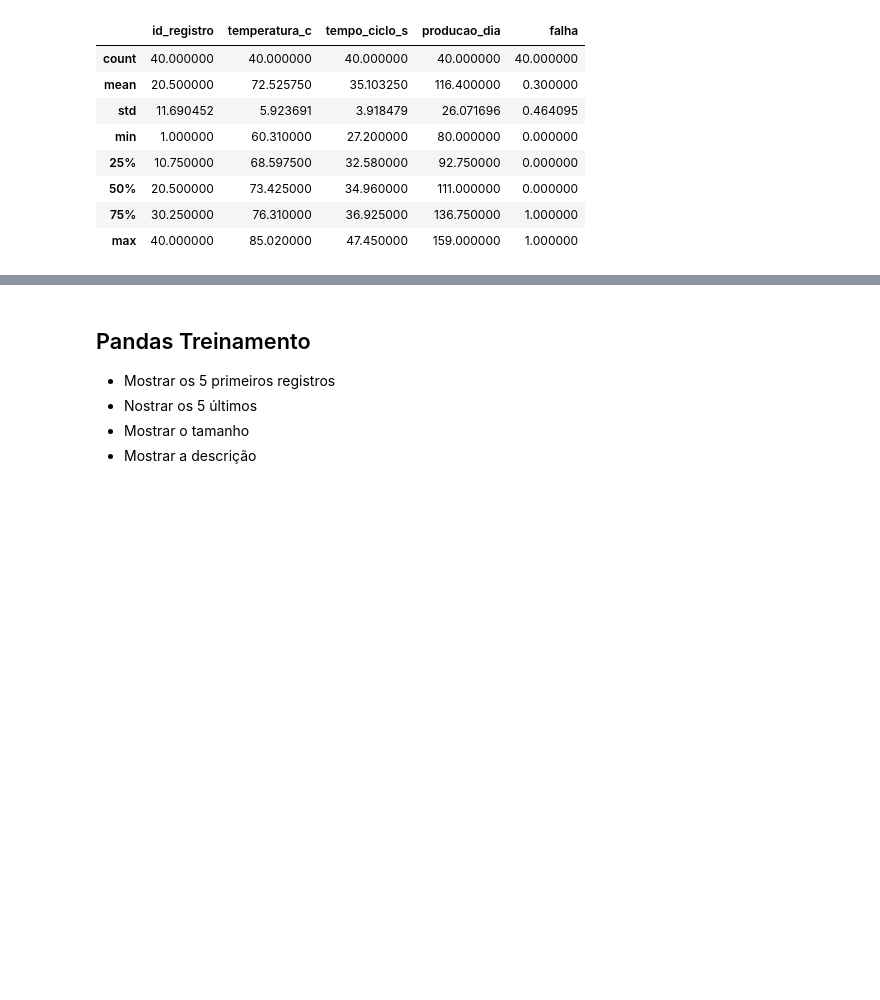
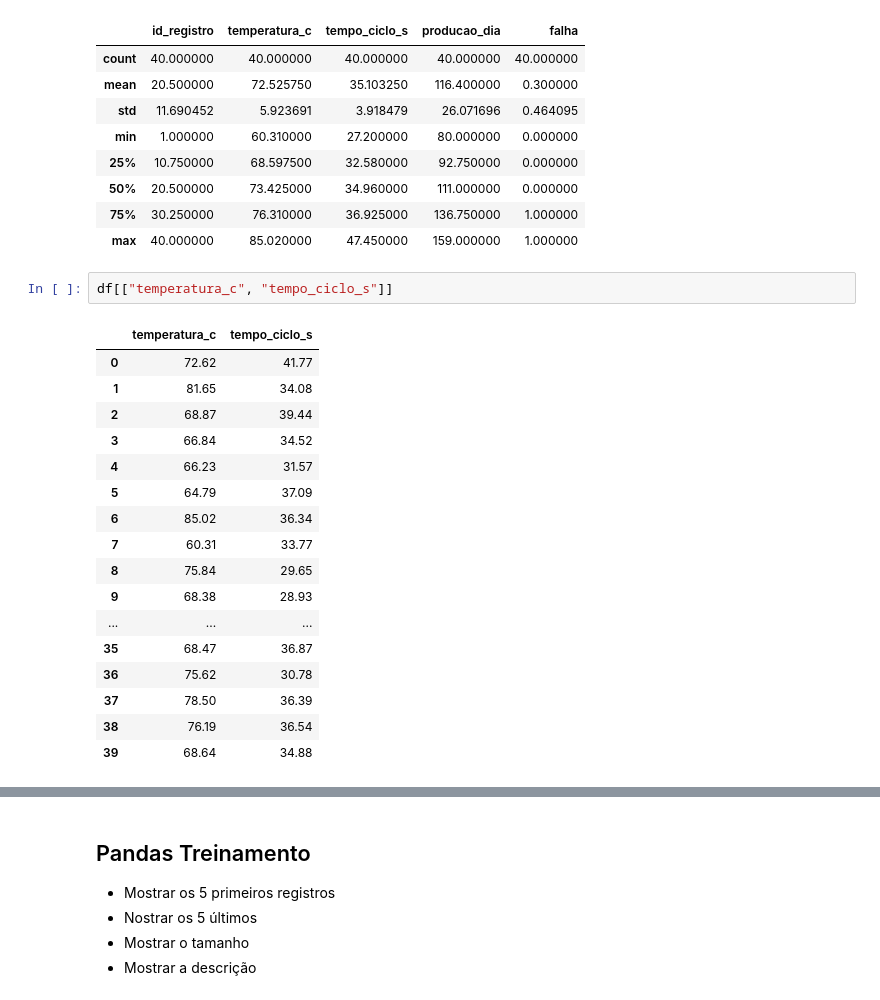
Before and after one commit to emiyu924/Dados-com-IA, a Jupyter notebook: aula03.ipynb, the cells around one changed output, grey strips where cells are left out. Cells and saved outputs as stored; diff of their text form; blank space fills up the shorter version.

```diff
--- a/aula03.ipynb
+++ b/aula03.ipynb
@@ -130,3 +130,23 @@ df.describe() #std = Desvio padrão (com valores absurdos chamam de outliers)
 | 50% | 20.500000 | 73.425000 | 34.960000 | 111.000000 | 0.000000 |
 | 75% | 30.250000 | 76.310000 | 36.925000 | 136.750000 | 1.000000 |
 | max | 40.000000 | 85.020000 | 47.450000 | 159.000000 | 1.000000 |
+# %%
+df[["temperatura_c", "tempo_ciclo_s"]]
+# %% [output]
+|  | temperatura_c | tempo_ciclo_s |
+| 0 | 72.62 | 41.77 |
+| 1 | 81.65 | 34.08 |
+| 2 | 68.87 | 39.44 |
+| 3 | 66.84 | 34.52 |
+| 4 | 66.23 | 31.57 |
+| 5 | 64.79 | 37.09 |
+| 6 | 85.02 | 36.34 |
+| 7 | 60.31 | 33.77 |
+| 8 | 75.84 | 29.65 |
+| 9 | 68.38 | 28.93 |
+| ... | ... | ... |
+| 35 | 68.47 | 36.87 |
+| 36 | 75.62 | 30.78 |
+| 37 | 78.50 | 36.39 |
+| 38 | 76.19 | 36.54 |
+| 39 | 68.64 | 34.88 |
```
Also changed, not shown: parts of 4 cells of this notebook, 1 other file.
